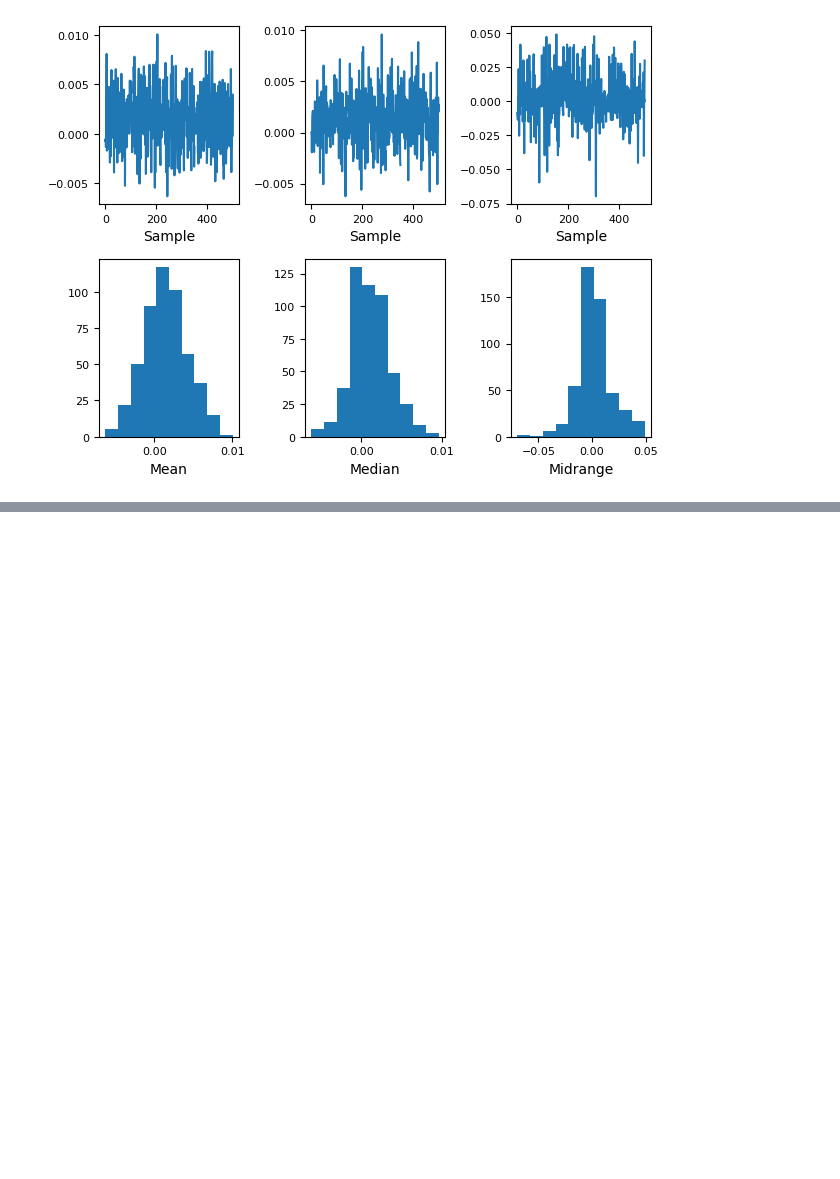
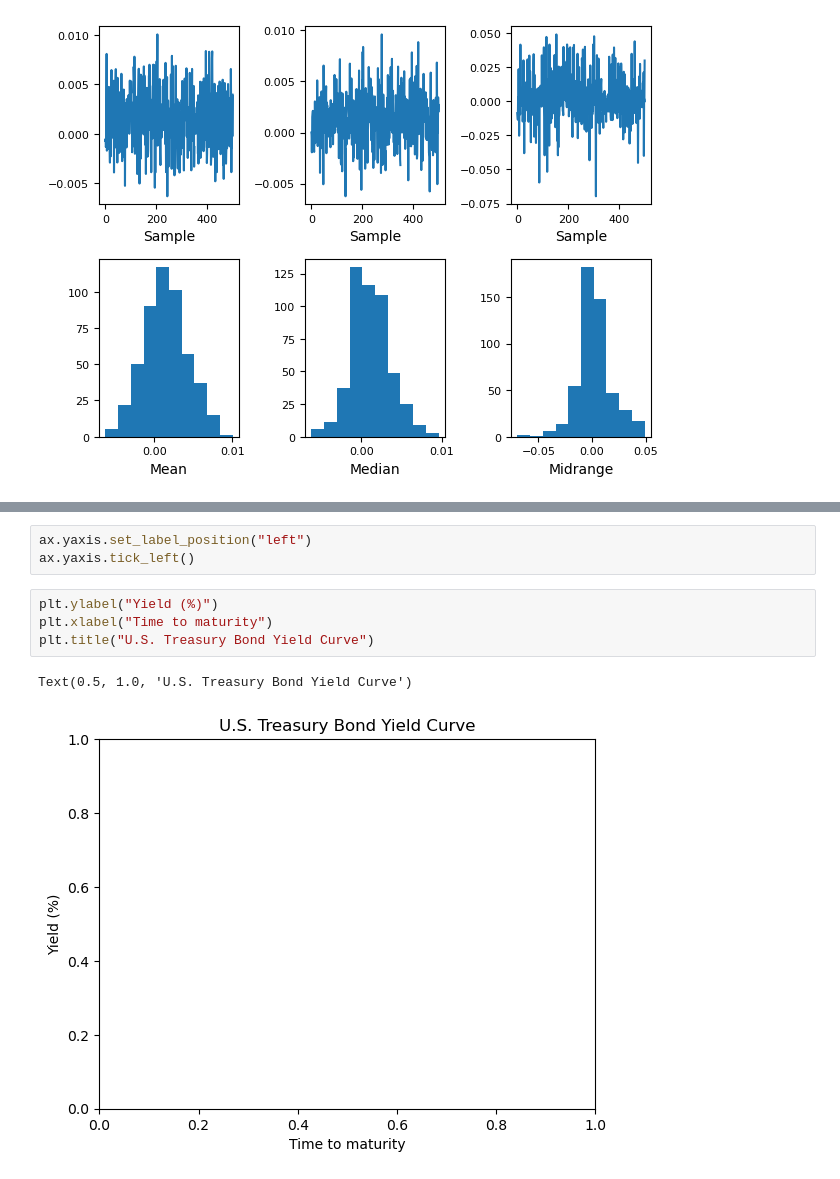
Before and after one commit to MichalPoleszczuk/Books, a Jupyter notebook: Python_for_Algorithmic_Trading_Cookbook/Chapter3/Notes_to_Chapter3.ipynb, the cells around one changed output, grey strips where cells are left out. Saved outputs shown, nothing was run; the diff lists cells and outputs as text; blank space fills up the shorter version.

```diff
--- a/Python_for_Algorithmic_Trading_Cookbook/Chapter3/Notes_to_Chapter3.ipynb
+++ b/Python_for_Algorithmic_Trading_Cookbook/Chapter3/Notes_to_Chapter3.ipynb
@@ -118,0 +203,10 @@ bootstrap_plot(returns)
+# %%
+ax.yaxis.set_label_position("left")
+ax.yaxis.tick_left()
+# %%
+plt.ylabel("Yield (%)")
+plt.xlabel("Time to maturity")
+plt.title("U.S. Treasury Bond Yield Curve")
+# %% [output]
+Text(0.5, 1.0, 'U.S. Treasury Bond Yield Curve')
+[figure, added]
```
Also changed, not shown: parts of 17 cells of this notebook.
